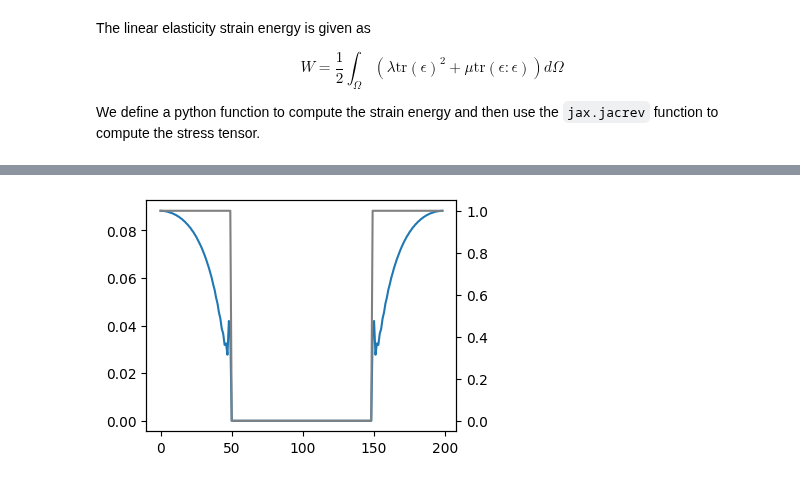
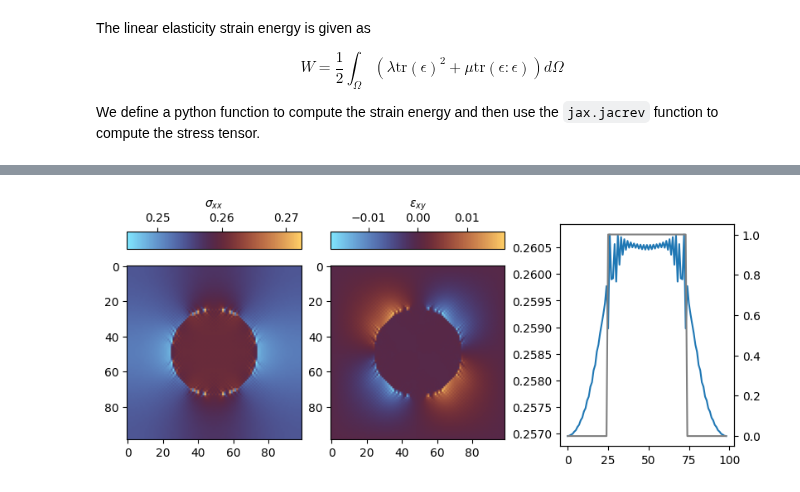
Before and after one commit to smec-ethz/xpektra, a Jupyter notebook: docs/examples/linear_elasticity.ipynb, the cells around one changed output, grey strips where cells are left out. Cells and saved outputs as stored; diff of their text form; code cells hidden in the pictures.

```diff
--- a/docs/examples/linear_elasticity.ipynb
+++ b/docs/examples/linear_elasticity.ipynb
@@ -122 +90,5 @@ eps = make_field(dim=2, N=N, rank=2)
+# %%
+Ghat = GalerkinProjection(
+    scheme=RotatedDifference(space=space), tensor_op=tensor
+).compute_operator()
 # %%
@@ -168,5 +145,10 @@ class Jacobian(eqx.Module):
         )
         return jnp.real(jvp_field).reshape(-1)
 # %%
+applied_strains = jnp.diff(jnp.linspace(0, 1e-2, num=5))
+
+deps = make_field(dim=2, N=N, rank=2)
+eps = make_field(dim=2, N=N, rank=2)
+
 residual_fn = Residual(Ghat=Ghat, space=space, tensor_op=tensor, dofs_shape=eps.shape)
 jacobian_fn = Jacobian(Ghat=Ghat, space=space, tensor_op=tensor, dofs_shape=eps.shape)
@@ -178,11 +155,10 @@ from spectralsolver.solvers.nonlinear import (
 # %%
-applied_strains = jnp.diff(jnp.linspace(0, 2e-1, num=20))
-
-deps = make_field(dim=2, N=N, rank=2)
 
 for inc, deps_avg in enumerate(applied_strains):
     # solving for elasticity
     deps[:, :, 0, 0] = deps_avg
+    deps[:, :, 1, 1] = deps_avg
+
     b = -residual_fn(deps)
     eps = eps + deps
 
@@ -197,4 +173,7 @@ for inc, deps_avg in enumerate(applied_strains):
         krylov_max_iter=20,
     )
     eps = final_state[2]
+
+eps = final_state[2].reshape(dofs_shape)
+sig = compute_stress(final_state[2]).reshape(dofs_shape)
 # %% [output]
@@ -220,13 +200,22 @@ Converged, Residual value : 8.124470085464962e-09
-# %%
-sig = compute_stress(final_state[2])
-# %%
-plt.figure(figsize=(4, 3))
-ax = plt.axes()
-ax.plot(sig.at[:, :, 1, 1].get()[int(N / 2), :] * structure[int(N / 2), :])
-
-
-ax2 = ax.twinx()
-ax2.plot(structure[int(N / 2), :], color="gray")
-plt.show()
-# %% [output]
-[figure, removed]
+# %%
+import matplotlib.pyplot as plt
+from mpl_toolkits.axes_grid1 import make_axes_locatable
+
+
+fig, (ax1, ax2, ax3) = plt.subplots(1, 3, figsize=(8, 3), layout="constrained")
+cb1 = ax1.imshow(sig.at[:, :, 0, 0].get(), cmap="managua_r")
+divider = make_axes_locatable(ax1)
+cax = divider.append_axes("top", size="10%", pad=0.2)
+fig.colorbar(cb1, cax=cax, label=r"$\sigma_{xx}$", orientation="horizontal", location="top")
+
+cb2 = ax2.imshow(eps.at[:, :, 0, 1].get(), cmap="managua_r")
+divider = make_axes_locatable(ax2)
+cax = divider.append_axes("top", size="10%", pad=0.2)
+fig.colorbar(cb2, cax=cax, label=r"$\varepsilon_{xy}$", orientation="horizontal", location="top")
+
+ax3.plot(sig.at[:, :, 0, 0].get()[:, int(N / 2)])
+ax_twin = ax3.twinx()
+ax_twin.plot(phase[int(N / 2), :], color="gray")
+plt.show()
+# %% [output]
+[figure, added]
```
Also changed, not shown: parts of 17 cells of this notebook, 20 other files.
